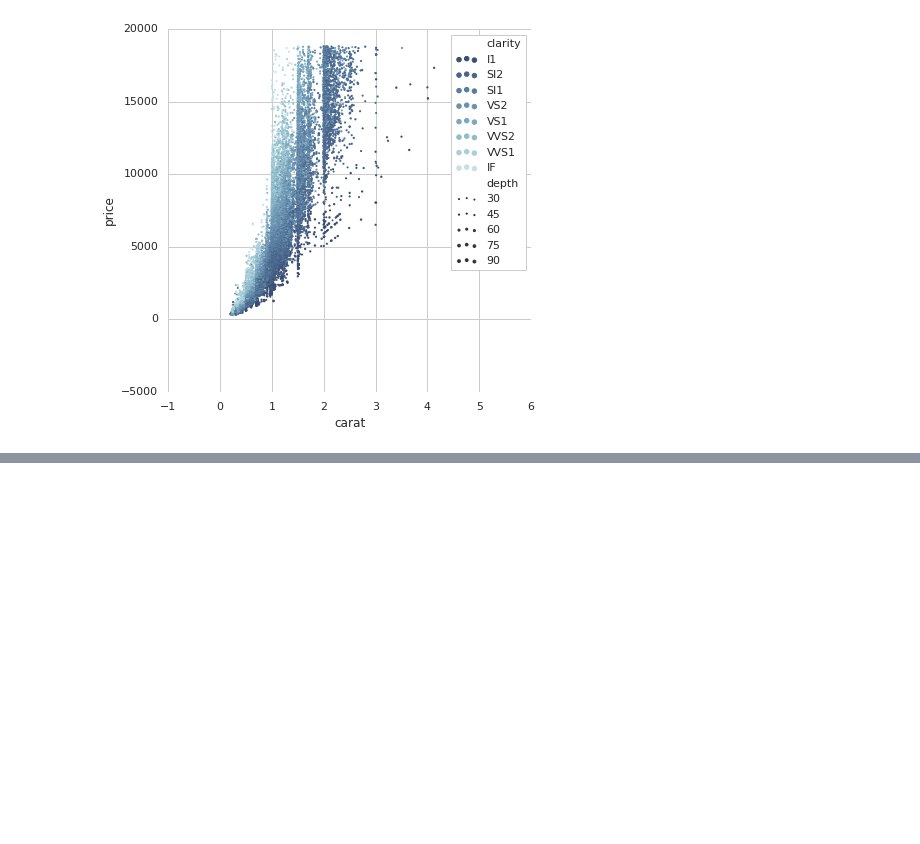
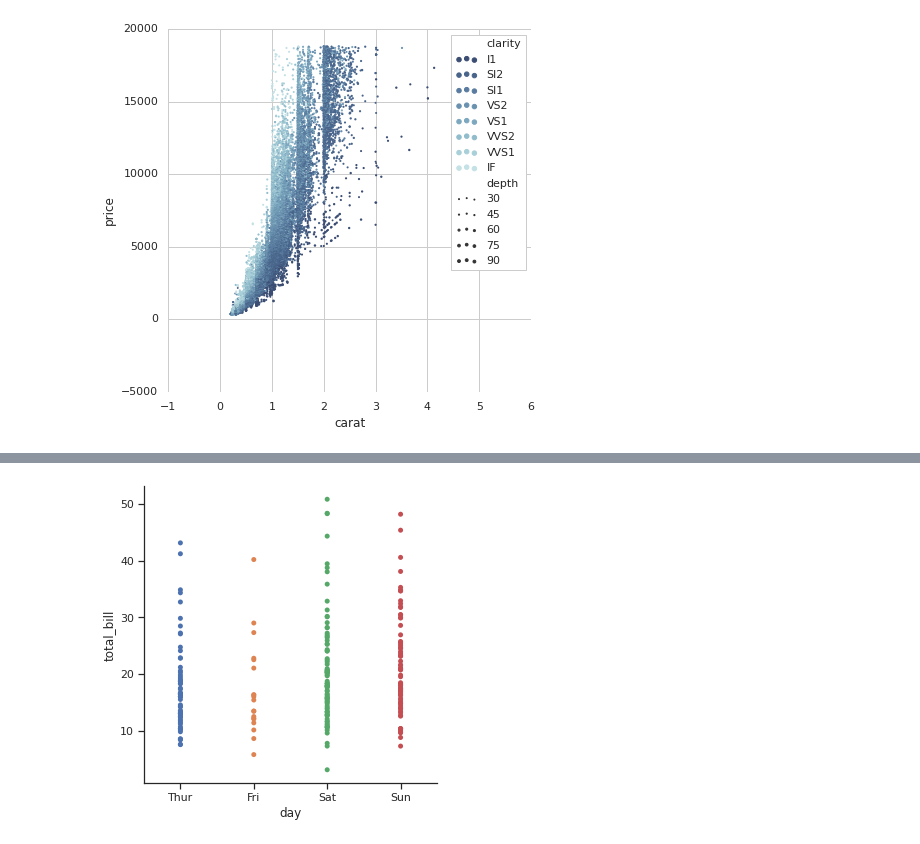
Before and after one commit to dwtkse33/ml_GoogleColab, a Jupyter notebook: seaborn_practice.ipynb, the cells around one changed output, grey strips where cells are left out. Drawn from its saved outputs; the diff is of its cells as text; code cells hidden in the pictures; blank space fills up the shorter version.

```diff
--- a/seaborn_practice.ipynb
+++ b/seaborn_practice.ipynb
@@ -50,0 +62,4 @@ sns.scatterplot(x="carat", y="price",
+# %%
+sns.catplot(x="day", y="total_bill", jitter=False, data=tips);
+# %% [output]
+[figure, added]
```
Also changed, not shown: parts of 19 cells of this notebook.
